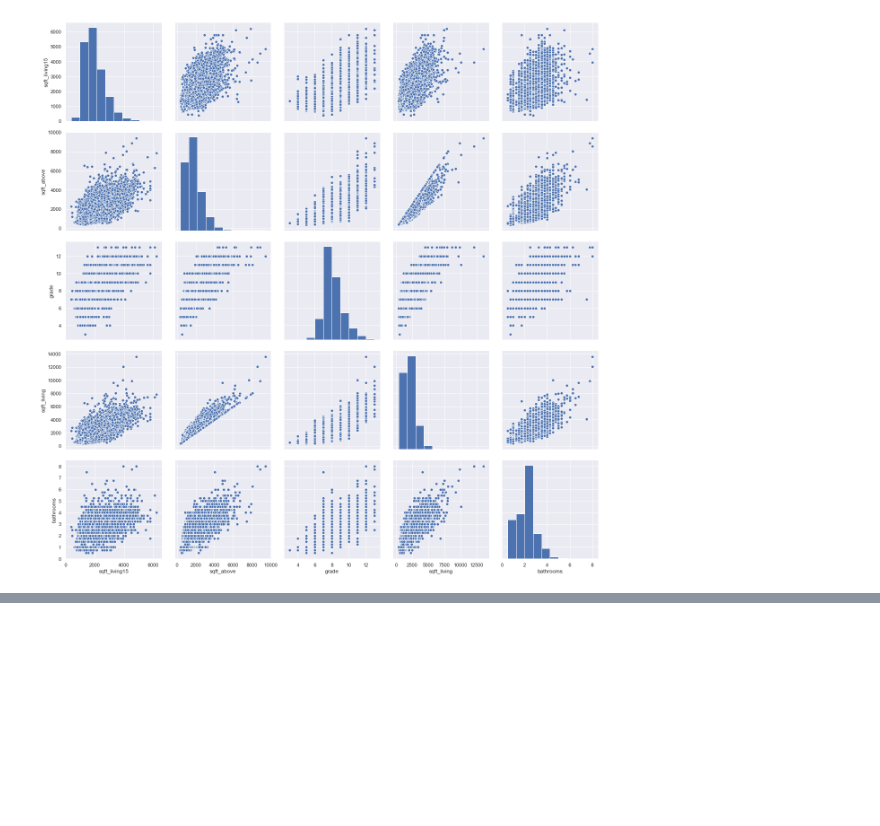
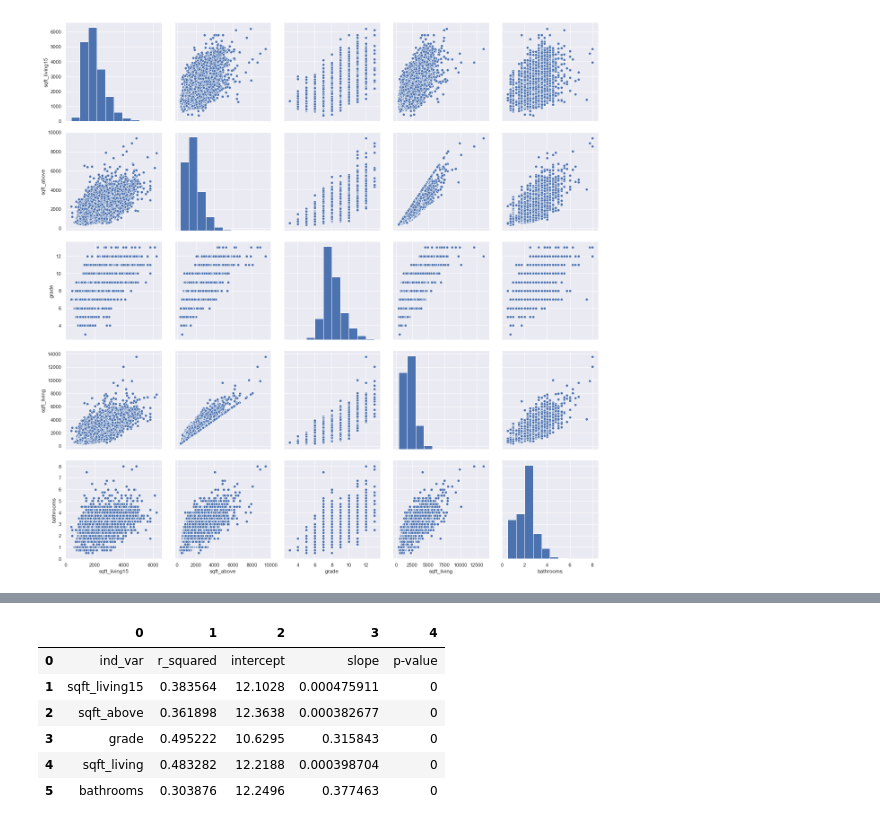
Before and after one commit to giorosati/dsc-1-final-project-online-ds-pt-100118, a Jupyter notebook: student.ipynb, the cells around one changed output, grey strips where cells are left out. Saved outputs shown, nothing was run; the diff lists cells and outputs as text; code cells hidden in the pictures; blank space fills up the shorter version.

Commit message:
r2 calculated for 5 factors

```diff
--- a/student.ipynb
+++ b/student.ipynb
@@ -256,0 +272,29 @@ plt.xticks(rotation=90);
+# %%
+# from walmart lab
+# col_names = walmart_log.describe().columns.drop(['Weekly_Sales'])
+# results_log = [['ind_var', 'r_squared', 'intercept', 'slope', 'p-value' ]]
+# for idx, val in enumerate(col_names):
+#     print ("Walmart: Weekly_Sales~" + val)
+#     print ("------------------------------")
+#     f = 'Weekly_Sales~' + val
+#     model = smf.ols(formula=f, data=walmart_log).fit()
+#     X_new = pd.DataFrame({val: [walmart_log[val].min(), walmart_log[val].max()]});
+#     preds = model.predict(X_new)
+#     results_log.append([val, model.rsquared, model.params[0], model.params[1], model.pvalues[1] ])
+#     print(results_log[idx+1])
+#     print("\n")
+
+# use the top 5 factors from the heatmap
+col_names = ['sqft_living15', 'sqft_above', 'grade', 'sqft_living', 'bathrooms']
+# col_names = log_price.describe().columns.drop(['price'])
+results_log = [['ind_var', 'r_squared', 'intercept', 'slope', 'p-value' ]]
+for idx, val in enumerate(col_names):
+    print ("price~" + val)
+    print ("------------------------------")
+    f = 'price~' + val
+    model = smf.ols(formula=f, data=log_price).fit()
+    X_new = pd.DataFrame({val: [log_price[val].min(), log_price[val].max()]});
+    preds = model.predict(X_new)
+    results_log.append([val, model.rsquared, model.params[0], model.params[1], model.pvalues[1] ])
+    print(results_log[idx+1])
+    print("\n")
@@ -256,0 +319,10 @@ plt.xticks(rotation=90);
+# %%
+pd.DataFrame(results_log)
+# %% [output]
+|  | 0 | 1 | 2 | 3 | 4 |
+| 0 | ind_var | r_squared | intercept | slope | p-value |
+| 1 | sqft_living15 | 0.383564 | 12.1028 | 0.000475911 | 0 |
+| 2 | sqft_above | 0.361898 | 12.3638 | 0.000382677 | 0 |
+| 3 | grade | 0.495222 | 10.6295 | 0.315843 | 0 |
+| 4 | sqft_living | 0.483282 | 12.2188 | 0.000398704 | 0 |
+| 5 | bathrooms | 0.303876 | 12.2496 | 0.377463 | 0 |
```
Also changed, not shown: parts of 12 cells of this notebook.
